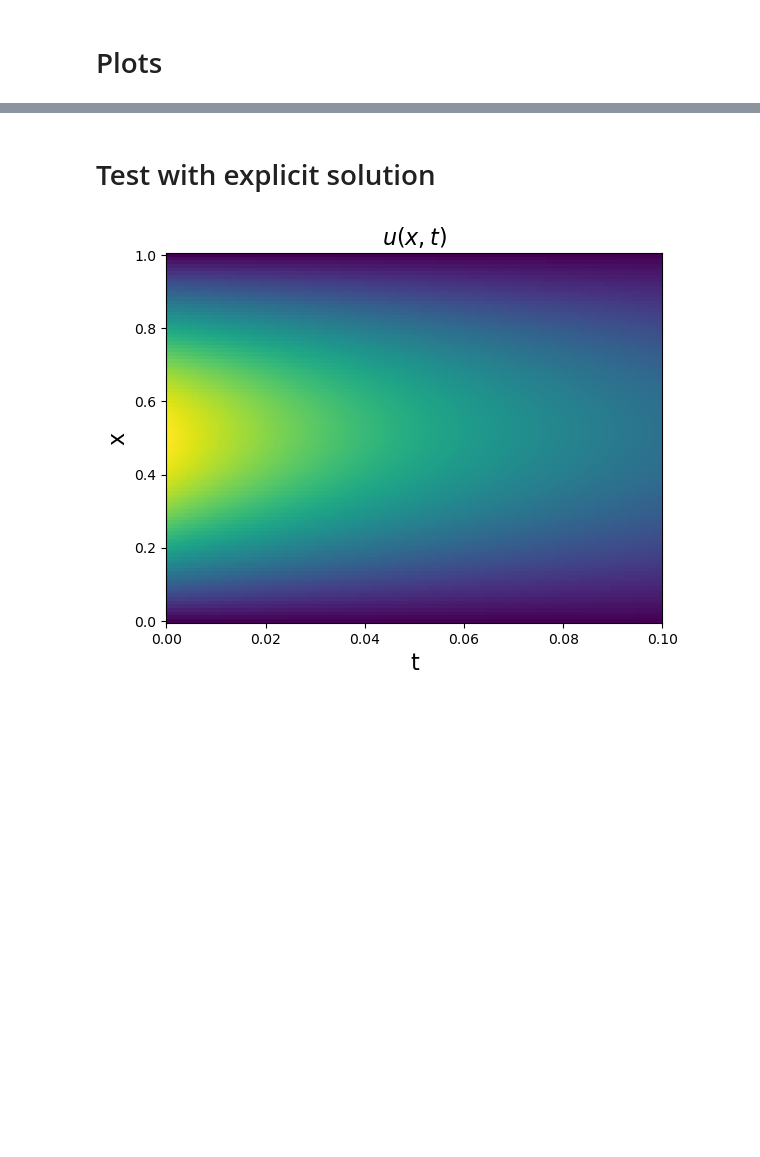
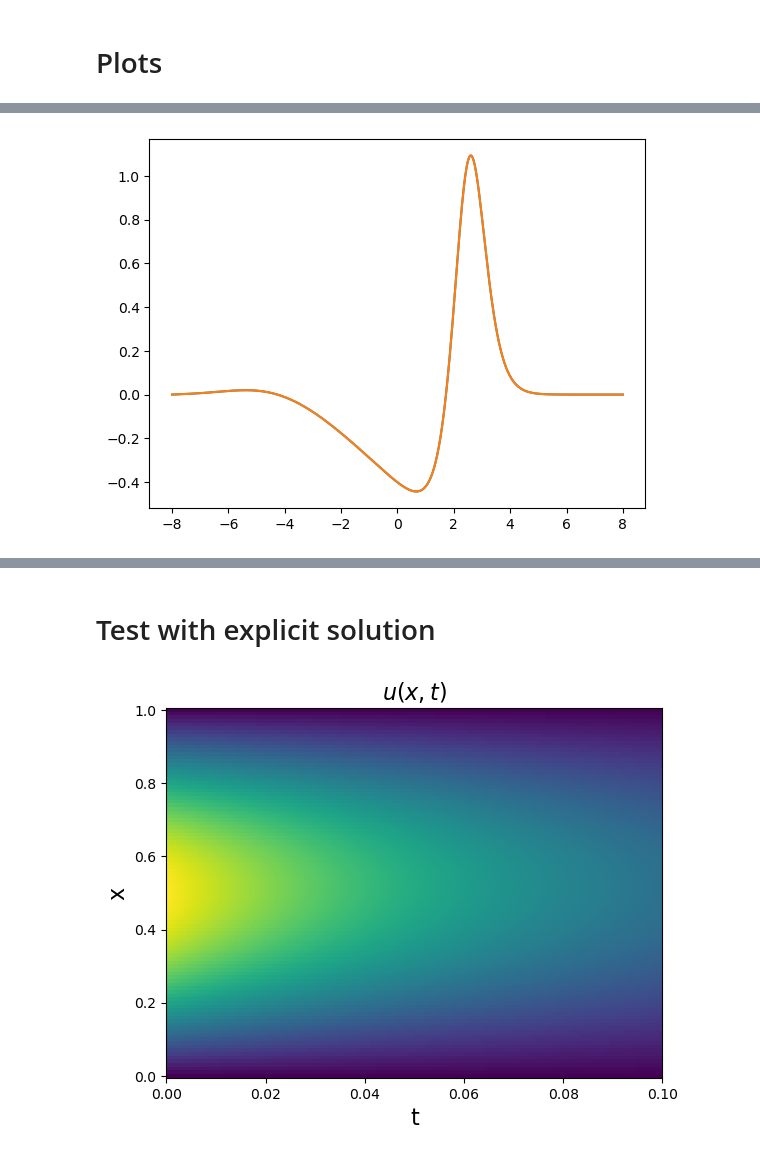
Before and after one commit to cpml-au/dctkit, a Jupyter notebook: examples/burgers.ipynb, the cells around one changed output, grey strips where cells are left out. Saved outputs shown, nothing was run; the diff lists cells and outputs as text; code cells hidden in the pictures; blank space fills up the shorter version.

```diff
--- a/examples/burgers.ipynb
+++ b/examples/burgers.ipynb
@@ -189,3 +186,10 @@ plt.show()
+# %%
+plt.plot(x_circ, u_dot_true[:,-1])
+#plt.plot(x_circ, u_dot[:,-2], marker = ".", linewidth = 0.01)
+plt.plot(x_circ, u_dot[:,-1])
+plt.show()
+# %% [output]
+[figure, added]
 # %%
 # 3d plot u
 fig, ax = plt.subplots(ncols = 2,subplot_kw={"projection": "3d"})
```
Also changed, not shown: parts of 15 cells of this notebook, 6 other files.
